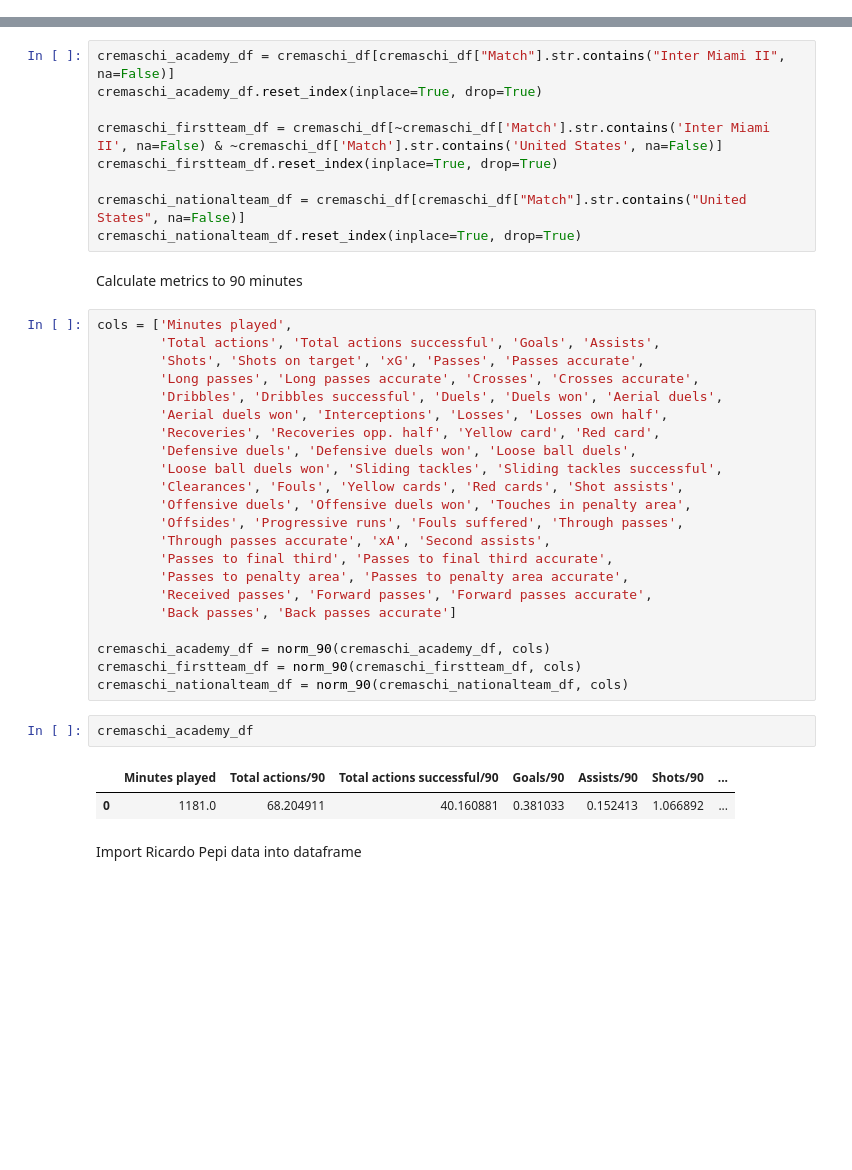
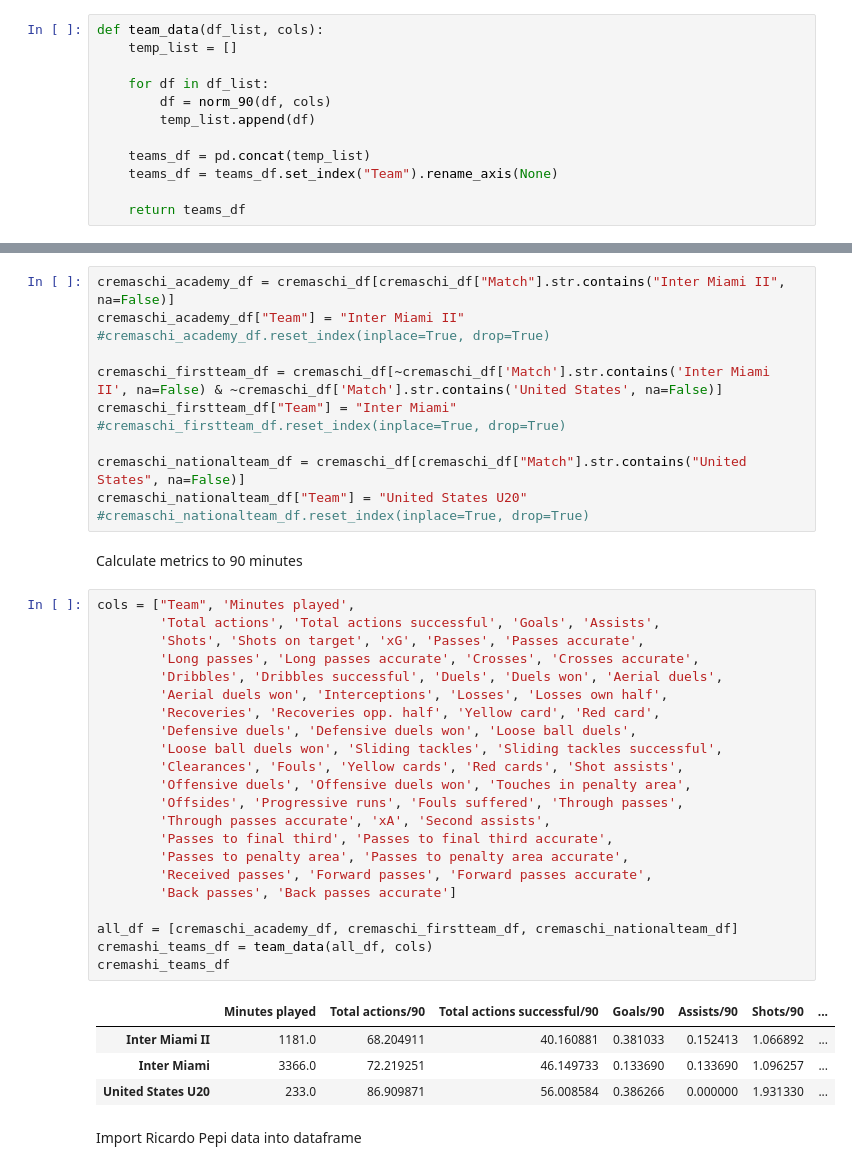
Before and after one commit to Tommy-Las/FootballAnalytics-FinalProject, a Jupyter notebook: code.ipynb, the cells around one changed output, grey strips where cells are left out. Drawn from its saved outputs; the diff is of its cells as text; blank space fills up the shorter version.

```diff
--- a/code.ipynb
+++ b/code.ipynb
@@ -49,3 +49,15 @@ Get data for academy, first team, and national team
+# %%
+def team_data(df_list, cols):
+    temp_list = []
+
+    for df in df_list:
+        df = norm_90(df, cols)
+        temp_list.append(df)
+
+    teams_df = pd.concat(temp_list)
+    teams_df = teams_df.set_index("Team").rename_axis(None)
+
+    return teams_df
 # %% [markdown]
 Import Cremaschi data into dataframe
 # %%
@@ -83,42 +77,45 @@ memory usage: 35.4+ KB
 We want to create two different df, one for the academy and the other for the first team
 # %%
 cremaschi_academy_df = cremaschi_df[cremaschi_df["Match"].str.contains("Inter Miami II", na=False)]
-cremaschi_academy_df.reset_index(inplace=True, drop=True)
+cremaschi_academy_df["Team"] = "Inter Miami II"
+#cremaschi_academy_df.reset_index(inplace=True, drop=True)
 
 cremaschi_firstteam_df = cremaschi_df[~cremaschi_df['Match'].str.contains('Inter Miami II', na=False) & ~cremaschi_df['Match'].str.contains('United States', na=False)]
-cremaschi_firstteam_df.reset_index(inplace=True, drop=True)
+cremaschi_firstteam_df["Team"] = "Inter Miami"
+#cremaschi_firstteam_df.reset_index(inplace=True, drop=True)
 
 cremaschi_nationalteam_df = cremaschi_df[cremaschi_df["Match"].str.contains("United States", na=False)]
-cremaschi_nationalteam_df.reset_index(inplace=True, drop=True)
+cremaschi_nationalteam_df["Team"] = "United States U20"
+#cremaschi_nationalteam_df.reset_index(inplace=True, drop=True)
 # %% [markdown]
 Calculate metrics to 90 minutes
 # %%
-cols = ['Minutes played',
+cols = ["Team", 'Minutes played',
         'Total actions', 'Total actions successful', 'Goals', 'Assists',
         'Shots', 'Shots on target', 'xG', 'Passes', 'Passes accurate',
         'Long passes', 'Long passes accurate', 'Crosses', 'Crosses accurate',
         'Dribbles', 'Dribbles successful', 'Duels', 'Duels won', 'Aerial duels',
         'Aerial duels won', 'Interceptions', 'Losses', 'Losses own half',
         'Recoveries', 'Recoveries opp. half', 'Yellow card', 'Red card',
         'Defensive duels', 'Defensive duels won', 'Loose ball duels',
         'Loose ball duels won', 'Sliding tackles', 'Sliding tackles successful',
         'Clearances', 'Fouls', 'Yellow cards', 'Red cards', 'Shot assists',
         'Offensive duels', 'Offensive duels won', 'Touches in penalty area',
         'Offsides', 'Progressive runs', 'Fouls suffered', 'Through passes',
         'Through passes accurate', 'xA', 'Second assists',
         'Passes to final third', 'Passes to final third accurate',
         'Passes to penalty area', 'Passes to penalty area accurate',
         'Received passes', 'Forward passes', 'Forward passes accurate',
         'Back passes', 'Back passes accurate']
 
-cremaschi_academy_df = norm_90(cremaschi_academy_df, cols)
-cremaschi_firstteam_df = norm_90(cremaschi_firstteam_df, cols)
-cremaschi_nationalteam_df = norm_90(cremaschi_nationalteam_df, cols)
+all_df = [cremaschi_academy_df, cremaschi_firstteam_df, cremaschi_nationalteam_df]
+cremashi_teams_df = team_data(all_df, cols)
+cremashi_teams_df
+# %% [output]
+|  | Minutes played | Total actions/90 | Total actions successful/90 | Goals/90 | Assists/90 | Shots/90 | ... |
+| Inter Miami II | 1181.0 | 68.204911 | 40.160881 | 0.381033 | 0.152413 | 1.066892 | ... |
+| Inter Miami | 3366.0 | 72.219251 | 46.149733 | 0.133690 | 0.133690 | 1.096257 | ... |
+| United States U20 | 233.0 | 86.909871 | 56.008584 | 0.386266 | 0.000000 | 1.931330 | ... |
-# %%
-cremaschi_academy_df
-# %% [output]
-|  | Minutes played | Total actions/90 | Total actions successful/90 | Goals/90 | Assists/90 | Shots/90 | ... |
-| 0 | 1181.0 | 68.204911 | 40.160881 | 0.381033 | 0.152413 | 1.066892 | ... |
 # %% [markdown]
 Import Ricardo Pepi data into dataframe
 # %%
```
Also changed, not shown: parts of 12 cells of this notebook.
